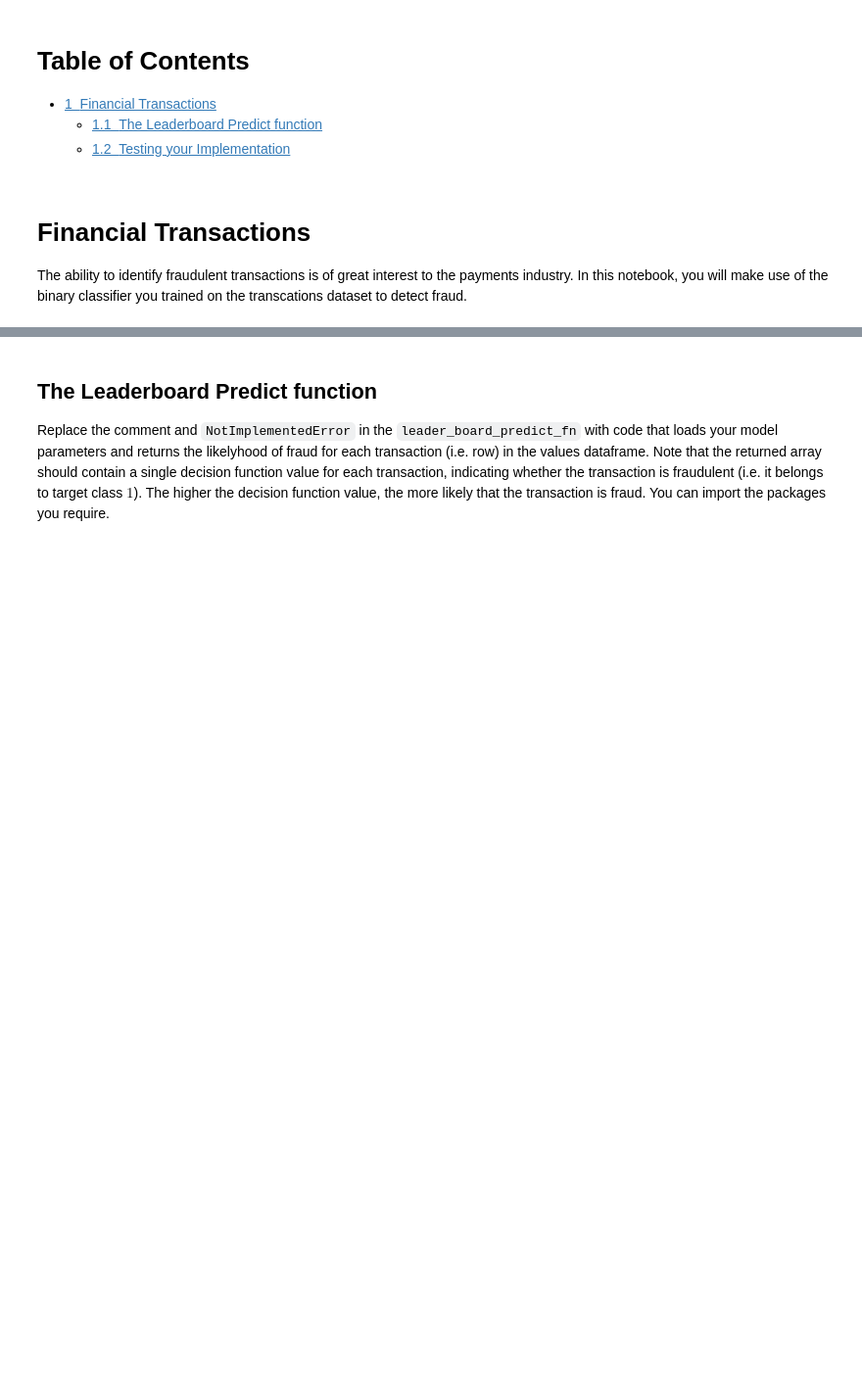
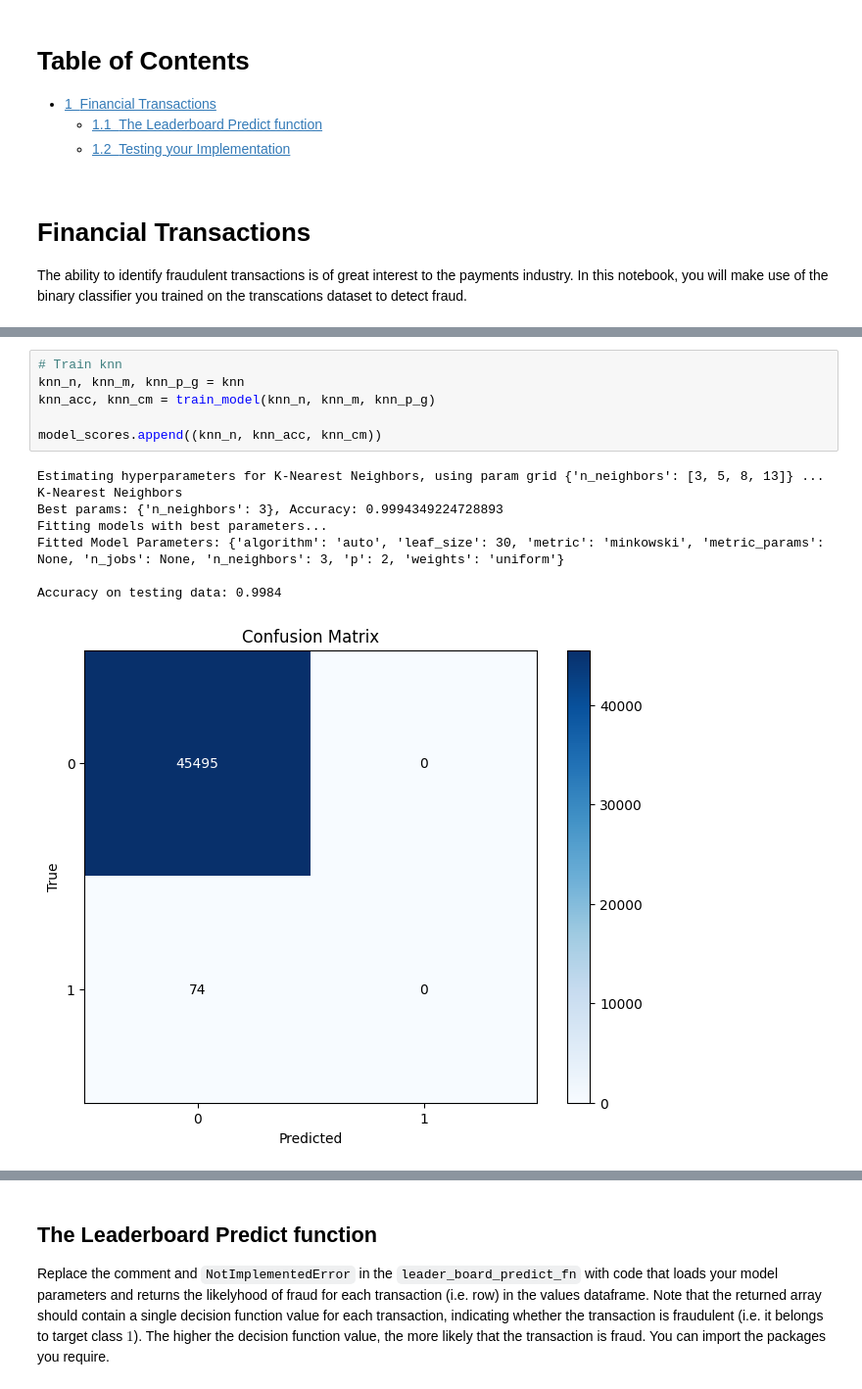
Before and after one commit to jonaserhart/ml_project, a Jupyter notebook: transactions.ipynb, the cells around one changed output, grey strips where cells are left out. Shown: that part at 98% size. Saved outputs shown, nothing was run; the diff lists cells and outputs as text; blank space fills up the shorter version.

```diff
--- a/transactions.ipynb
+++ b/transactions.ipynb
@@ -18,0 +197,15 @@ y_train = train_data["Class"]
+# %%
+# Train knn
+knn_n, knn_m, knn_p_g = knn
+knn_acc, knn_cm = train_model(knn_n, knn_m, knn_p_g)
+
+model_scores.append((knn_n, knn_acc, knn_cm))
+# %% [output]
+Estimating hyperparameters for K-Nearest Neighbors, using param grid {'n_neighbors': [3, 5, 8, 13]} ...
+K-Nearest Neighbors
+Best params: {'n_neighbors': 3}, Accuracy: 0.9994349224728893
+Fitting models with best parameters...
+Fitted Model Parameters: {'algorithm': 'auto', 'leaf_size': 30, 'metric': 'minkowski', 'metric_params': None, 'n_jobs': None, 'n_neighbors': 3, 'p': 2, 'weights': 'uniform'}
+
+Accuracy on testing data: 0.9984
+[figure, added]
```
Also changed, not shown: parts of 14 cells of this notebook, 2 other files.
